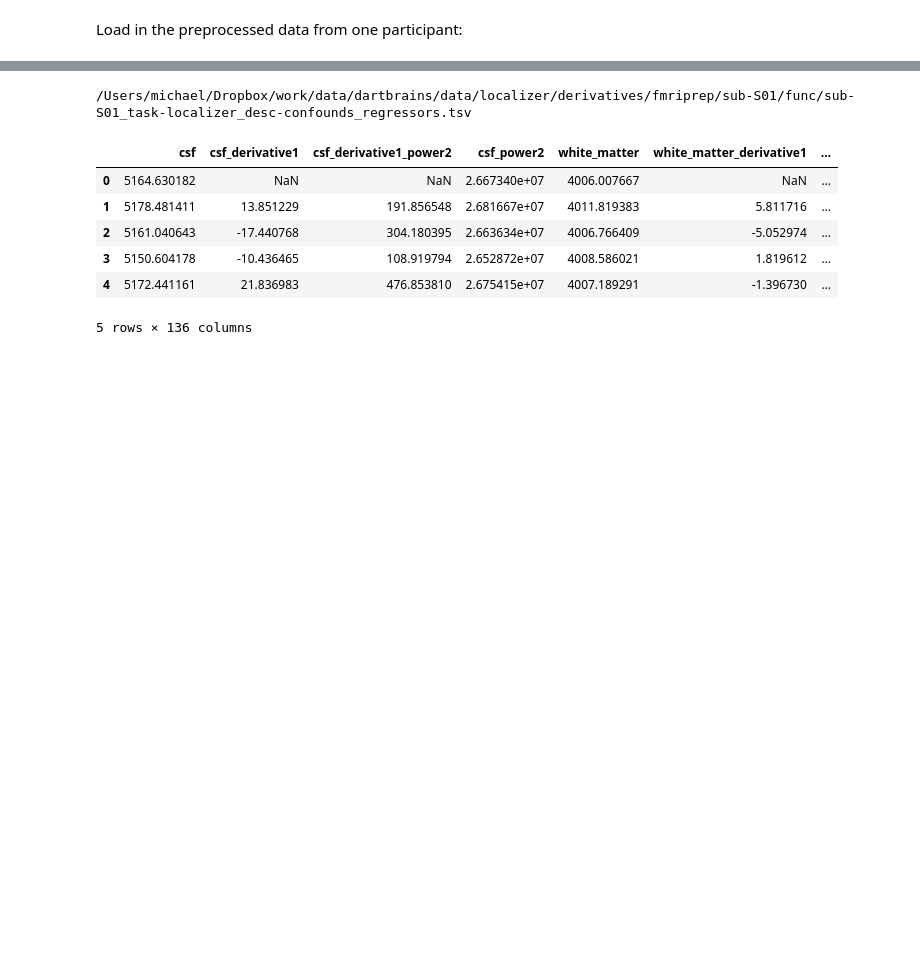
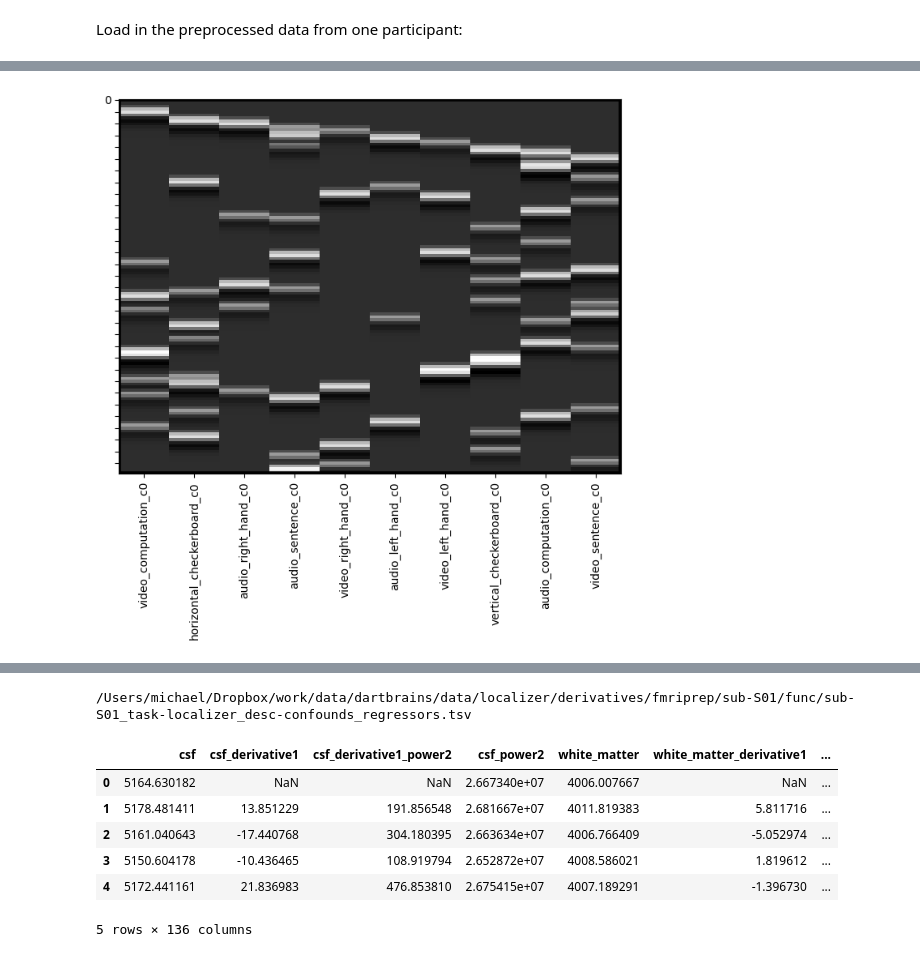
Before and after one commit to uoft-toni/dartbrain_tutorial, a Jupyter notebook: 2_glm_singlesubject.ipynb, the cells around one changed output, grey strips where cells are left out. Cells and saved outputs as stored; diff of their text form; code cells hidden in the pictures; blank space fills up the shorter version.

```diff
--- a/2_glm_singlesubject.ipynb
+++ b/2_glm_singlesubject.ipynb
@@ -28,0 +81,5 @@ n_TR = len(bold) # number of volumes (i.e., TRs)
+# %%
+dm_conv = dm.convolve()
+dm_conv.heatmap()
+# %% [output]
+[figure, added]
```
Also changed, not shown: parts of 26 cells of this notebook, 1 other file.
